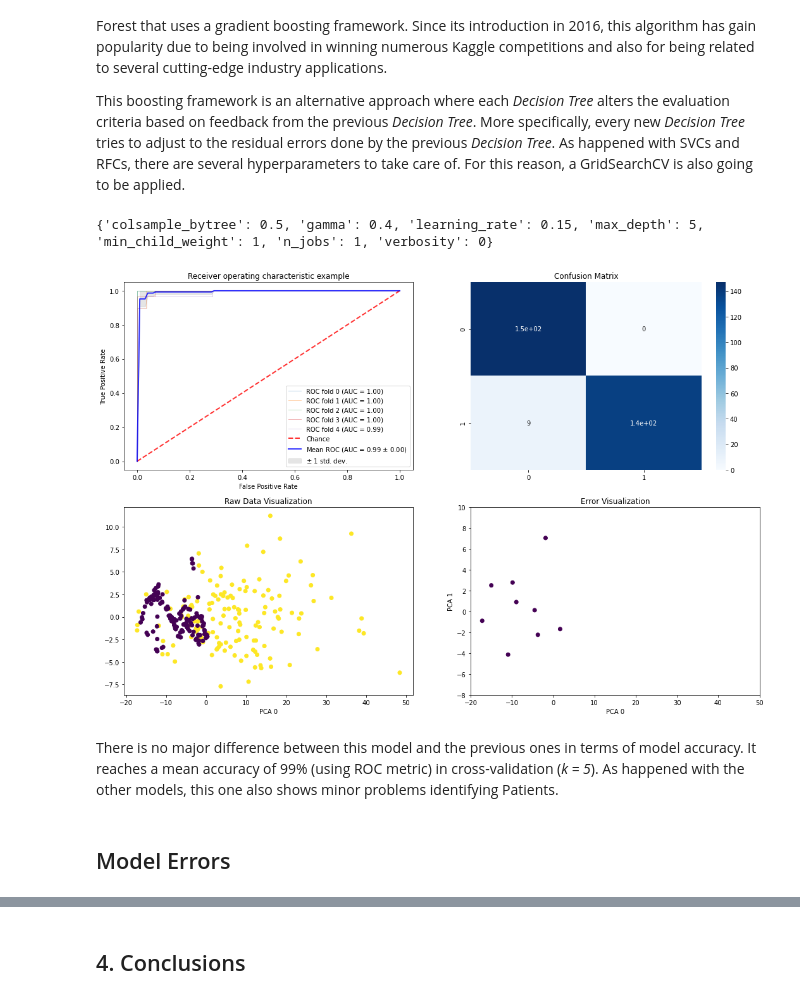
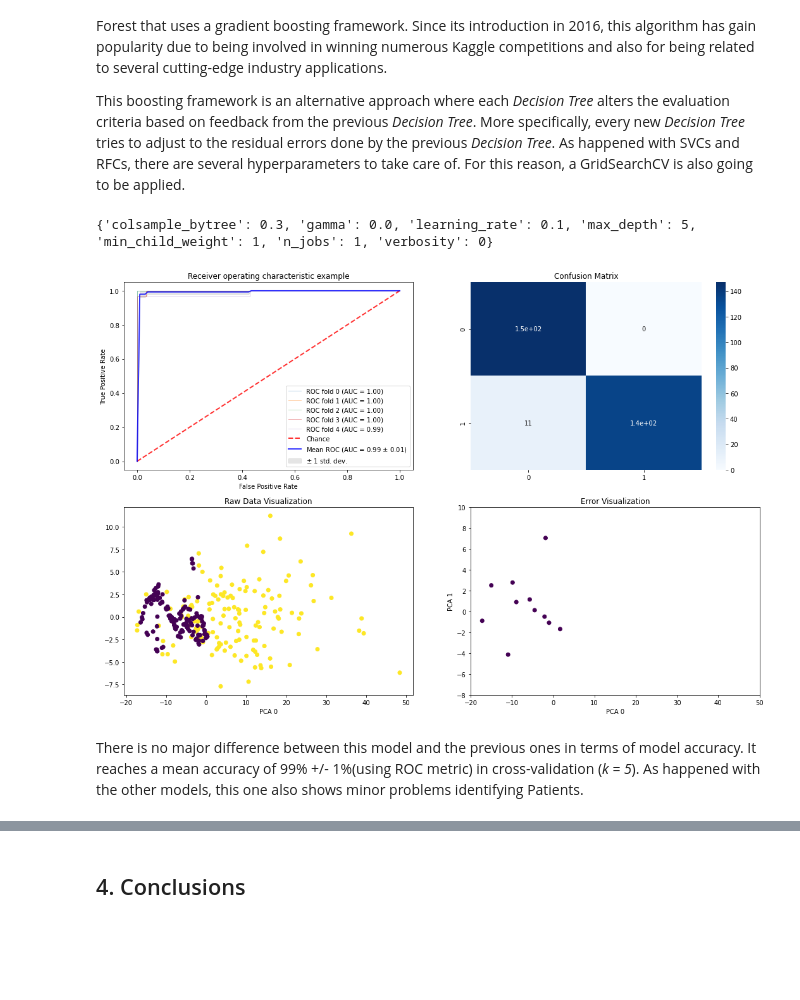
Before and after one commit to FrancescVP/Capstone_Project, a Jupyter notebook: TFM_final.ipynb, the cells around one changed output, grey strips where cells are left out. Cells and saved outputs as stored; diff of their text form; code cells hidden in the pictures; blank space fills up the shorter version.

```diff
--- a/TFM_final.ipynb
+++ b/TFM_final.ipynb
@@ -180,7 +182,7 @@ import seaborn as sns
 
 data = [pd.concat([fa_conec, clinical_data], join="inner", axis=1), fa_correct]
 
-fig, axes = plt.subplots(1, 2, figsize=(18, 10))
+fig, axes = plt.subplots(1, 2, figsize=(12, 10))
 
 for i in range(2):
     sns.boxplot(ax=axes[i],
@@ -362,26 +374,4 @@ Once the data has passed the Connectivity Test, imputed from the zero-values pro
 Severely imbalanced classes have a negative impact on model classification since these models are built behind the assumption of an equal number of examples for each class. This will result in poor predictive performance, specifically for the minority class. In this particular case, in a scenario of small and complex data, we have found that if the imbalanced problem is not corrected, classification models tend to ignore the minority class and only predict the majority class.
 
 There are several methods to deal with imbalanced classes. A relatively new approach to correct this problem in medical research that has shown extremely good results is the imbalance correction by using *Generative Adversarial Networks* (GANs). However, since this technique has normally been applied to images and the available data is not enough to build a proper GAN model, this option has been discarded. Despite not being able to train a GAN, other balancing techniques have shown good results, one of them is the **Synthetic Minority Oversampling Technique (SMOTE)**. This technique builds new instances for the imbalanced class by using the K Nearest Neighborhoods algorithm.
-# %%
-def data_augmentation(X, y):
-    """
-    performing data augmentation by using the SMOTE library, which created new instances by using KNN algorithm.
-
-    Arguments:
-    ---------
-    X: Independent variables
-    y: Target
-
-    Returns:
-    -------
-    X: data-augmented independent variables
-    y: data-augmented target
-    """
-
-    sm = SMOTE(random_state=42)
-    X_res, Y_res = sm.fit_resample(X, y)
-
-    df_smote_over = pd.concat([pd.DataFrame(X_res), pd.DataFrame(Y_res)], axis=1, join="inner")
-
-    return df_smote_over
 # %%
@@ -677,11 +665,6 @@ print(clf.best_params_)
 # %% [output]
 {'C': 1, 'gamma': 0.01, 'kernel': 'rbf'}
 # %%
-from sklearn.svm import SVC
-
-sc = StandardScaler()
-X_std = sc.fit_transform(X)
-X_std = pd.DataFrame(X_std, columns=X.columns)
 errors_1 = evaluation(X_std, y, SVC(kernel="rbf", C=1, gamma=0.01))
 # %% [output]
 [figure]
@@ -748,10 +724,6 @@ Finally, the last model we will test in this project is the Extreme Gradient Boo
 
 This boosting framework is an alternative approach where each *Decision Tree* alters the evaluation criteria based on feedback from the previous *Decision Tree*. More specifically, every new *Decision Tree* tries to adjust to the residual errors done by the previous *Decision Tree*. As happened with SVCs and RFCs, there are several hyperparameters to take care of. For this reason, a GridSearchCV is also going to be applied.
 # %%
-from xgboost import XGBClassifier
-
-sc = StandardScaler()
-X_std = sc.fit_transform(X)
 # Set the parameters by cross-validation
 tuned_parameters = [{"learning_rate": [0.05, 0.10, 0.15, 0.20, 0.25, 0.30 ] ,
                      "max_depth": [ 3, 4, 5, 6, 8, 10, 12, 15],
@@ -767,14 +739,11 @@ xgb_gs = GridSearchCV(
 xgb_gs.fit(X_std, y)
 print(xgb_gs.best_params_)
 # %% [output]
-{'colsample_bytree': 0.5, 'gamma': 0.4, 'learning_rate': 0.15, 'max_depth': 5, 'min_child_weight': 1, 'n_jobs': 1, 'verbosity': 0}
+{'colsample_bytree': 0.3, 'gamma': 0.0, 'learning_rate': 0.1, 'max_depth': 5, 'min_child_weight': 1, 'n_jobs': 1, 'verbosity': 0}
 # %%
-from xgboost import XGBClassifier
 X_std = pd.DataFrame(X_std, columns=X.columns)
-errors_3 = evaluation(X_std, y, XGBClassifier(colsample_bytree= 0.5, gamma= 0.4, learning_rate= 0.15, max_depth= 5, min_child_weight= 1, random_state=42))
+errors_3 = evaluation(X_std, y, XGBClassifier(colsample_bytree= 0.3, gamma= 0.0, learning_rate= 0.1, max_depth= 5, min_child_weight= 1, random_state=42))
 # %% [output]
-[figure, old version]
+[figure, new version]
 # %% [markdown]
-There is no major difference between this model and the previous ones in terms of model accuracy. It reaches a mean accuracy of 99% (using ROC metric) in cross-validation (*k = 5*). As happened with the other models, this one also shows minor problems identifying Patients.
+There is no major difference between this model and the previous ones in terms of model accuracy. It reaches a mean accuracy of 99% +/- 1%(using ROC metric) in cross-validation (*k = 5*). As happened with the other models, this one also shows minor problems identifying Patients.
-# %% [markdown]
-## Model Errors
```
Also changed, not shown: parts of 28 cells of this notebook, 5 other files.
